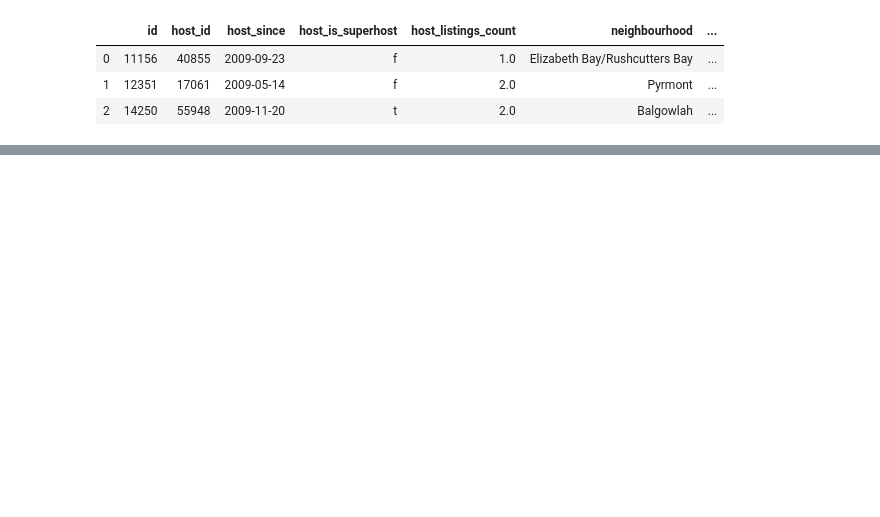
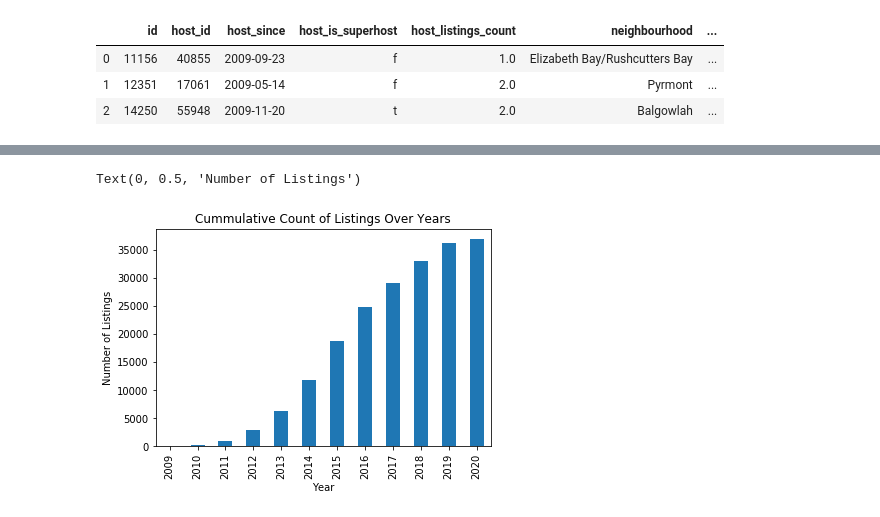
Before and after one commit to khwajajalal/Capstone2, a Jupyter notebook: Listings.ipynb, the cells around one changed output, grey strips where cells are left out. Cells and saved outputs as stored; diff of their text form; code cells hidden in the pictures; blank space fills up the shorter version.

```diff
--- a/Listings.ipynb
+++ b/Listings.ipynb
@@ -21,0 +36,9 @@ listings.head(3)
+# %%
+# listings.host_since.bfill(axis='rows',inplace=True)
+listings.year.value_counts(ascending=True).sort_index().cumsum().plot(kind='bar')
+plt.title('Cummulative Count of Listings Over Years')
+plt.xlabel('Year')
+plt.ylabel('Number of Listings')
+# %% [output]
+Text(0, 0.5, 'Number of Listings')
+[figure, added]
```
Also changed, not shown: parts of 14 cells of this notebook.
